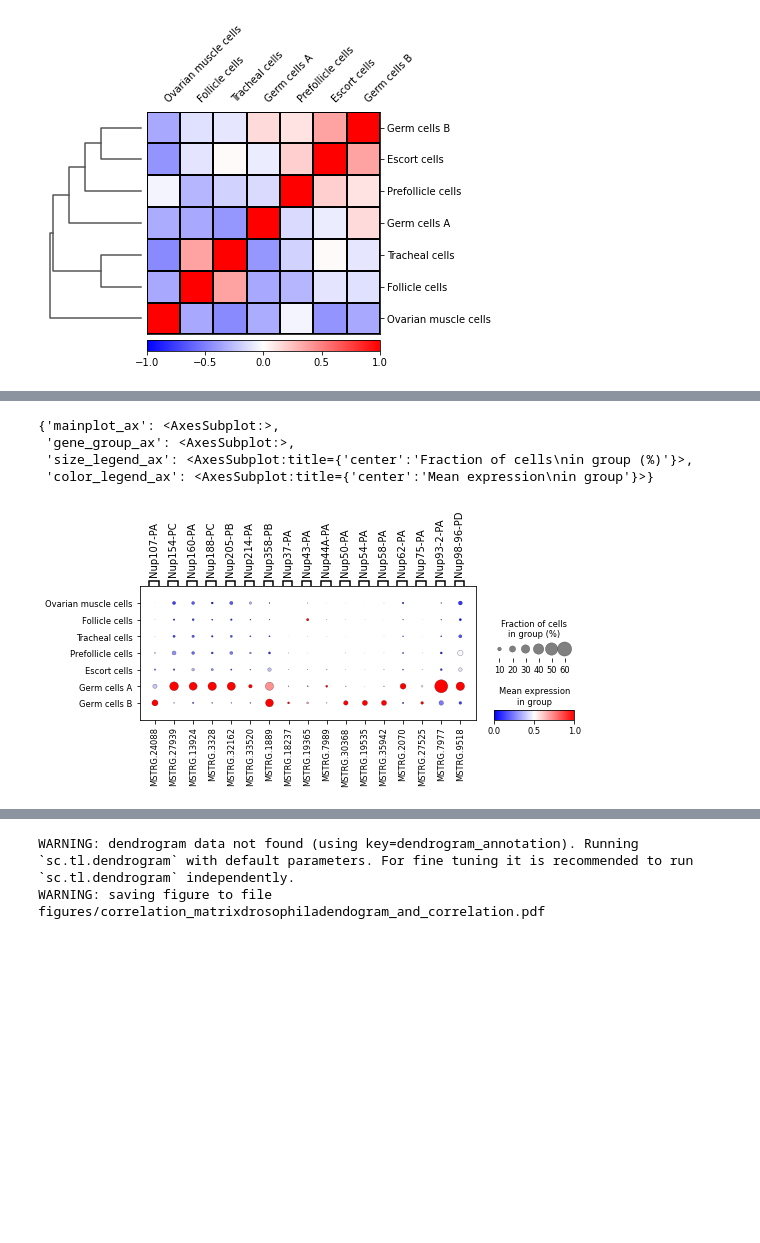
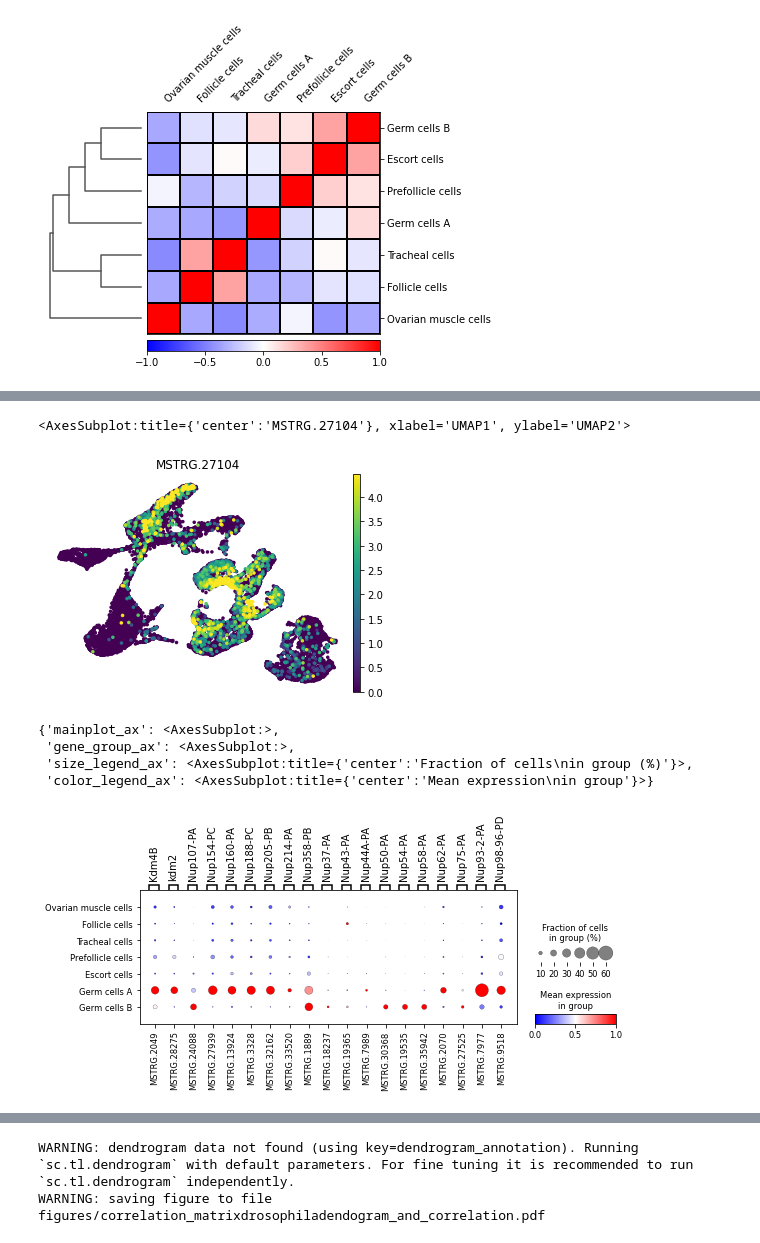
Before and after one commit to Melkrewi/Artemia-snRNAseq-Project, a Jupyter notebook: Marker_plotting/Marker_plotting.ipynb, the cells around one changed output, grey strips where cells are left out. Saved outputs shown, nothing was run; the diff lists cells and outputs as text; code cells hidden in the pictures; blank space fills up the shorter version.

```diff
--- a/Marker_plotting/Marker_plotting.ipynb
+++ b/Marker_plotting/Marker_plotting.ipynb
@@ -168,5 +202,10 @@ WARNING: saving figure to file figures/correlation_matrixdendogram_and_correlati
+# %%
+sc.pl.umap(artemia_2, color=['MSTRG.27104'], s=50, frameon=False, ncols=2, vmax='p99',show=False,use_raw=False)
+# %% [output]
+<AxesSubplot:title={'center':'MSTRG.27104'}, xlabel='UMAP1', ylabel='UMAP2'>
+[figure, added]
 # %%
-nucleoporins={'Nup107-PA': 'MSTRG.24088', 'Nup154-PC': 'MSTRG.27939','Nup160-PA': 'MSTRG.13924', 'Nup188-PC': 'MSTRG.3328', 'Nup205-PB':'MSTRG.32162','Nup214-PA':'MSTRG.33520',
+nucleoporins={'Kdm4B':'MSTRG.2049','kdm2':'MSTRG.28275','Nup107-PA': 'MSTRG.24088', 'Nup154-PC': 'MSTRG.27939','Nup160-PA': 'MSTRG.13924', 'Nup188-PC': 'MSTRG.3328', 'Nup205-PB':'MSTRG.32162','Nup214-PA':'MSTRG.33520',
  'Nup358-PB':'MSTRG.1889',
  'Nup37-PA':'MSTRG.18237',
  'Nup43-PA':'MSTRG.19365',
@@ -184,4 +223,4 @@ sc.pl.dotplot(artemia_2,nucleoporins,'new_clusters',cmap='bwr',show=False,use_ra
  'gene_group_ax': <AxesSubplot:>,
  'size_legend_ax': <AxesSubplot:title={'center':'Fraction of cells\nin group (%)'}>,
  'color_legend_ax': <AxesSubplot:title={'center':'Mean expression\nin group'}>}
-[figure, old version]
+[figure, new version]
```
Also changed, not shown: parts of 8 cells of this notebook.
